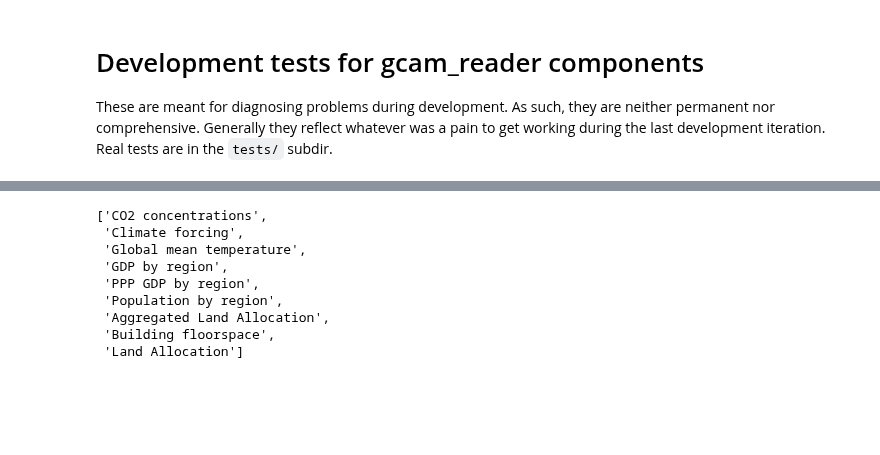
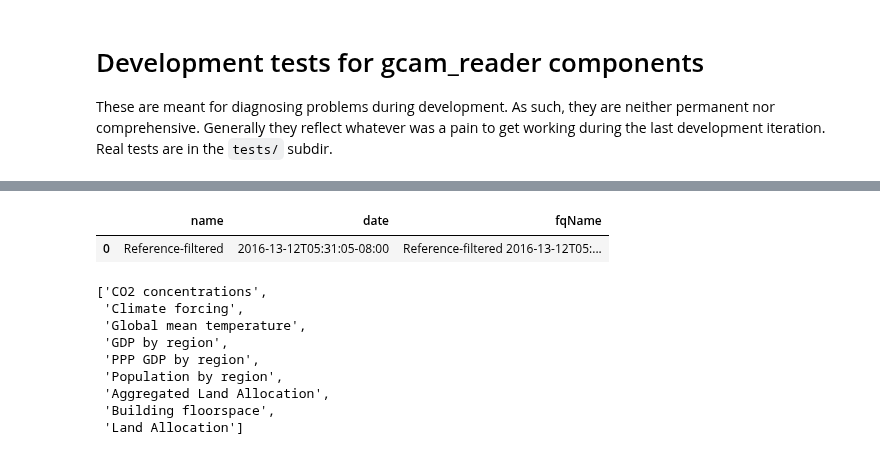
Before and after one commit to JGCRI/gcamreader, a Jupyter notebook: gcam_reader/test_components.ipynb, the cells around one changed output, grey strips where cells are left out. Saved outputs shown, nothing was run; the diff lists cells and outputs as text; code cells hidden in the pictures; blank space fills up the shorter version.

```diff
--- a/gcam_reader/test_components.ipynb
+++ b/gcam_reader/test_components.ipynb
@@ -15,3 +17,8 @@ lcon = gcam_reader.LocalDBConn(dbpath, dbfile, suppress_gabble=False)
+# %%
+lcon.listScenariosInDB()
+# %% [output]
+|  | name | date | fqName |
+| 0 | Reference-filtered | 2016-13-12T05:31:05-08:00 | Reference-filtered 2016-13-12T05:... |
 # %%
 queries = gcam_reader.parse_batch_query(os.path.join('..','testdata','sample-queries.xml'))
 # %%
```
Also changed, not shown: parts of 6 cells of this notebook.
